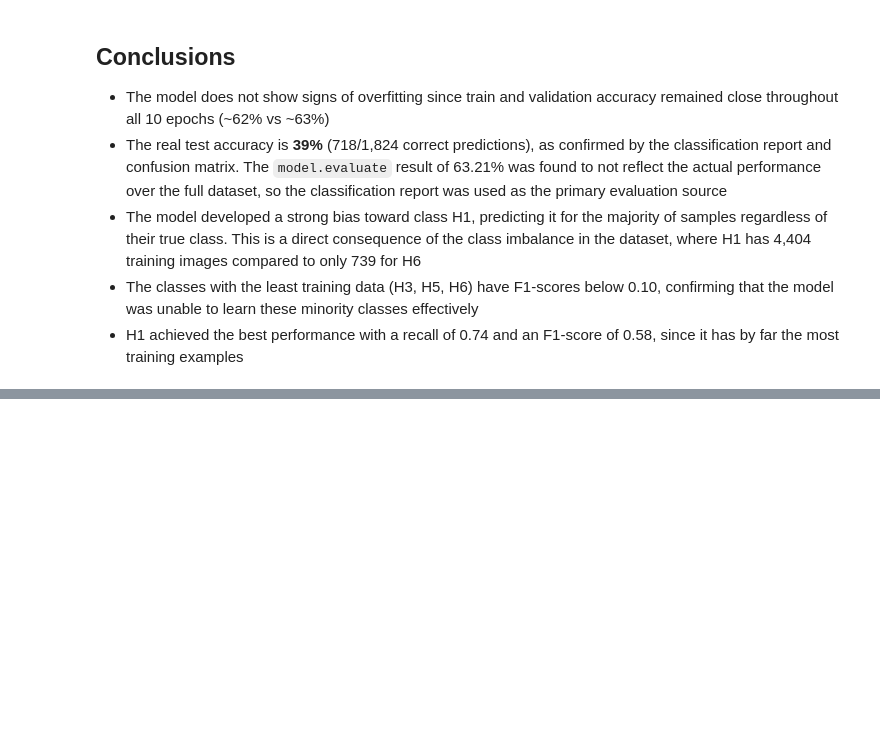
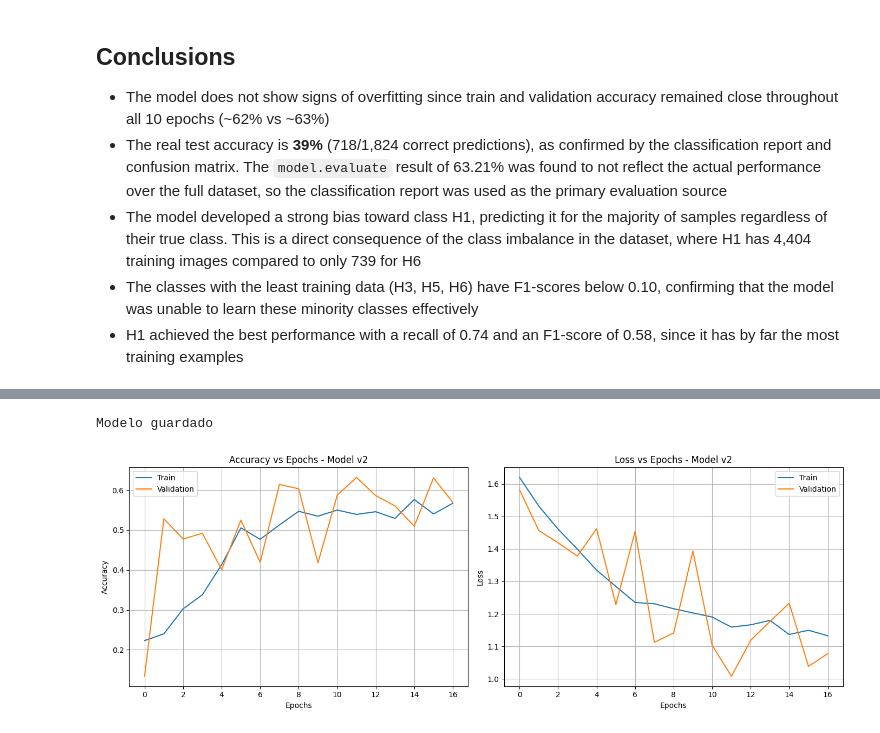
Before and after one commit to Hiram10tec/DeFungi-ML, a Jupyter notebook: DeFungi_ML.ipynb, the cells around one changed output, grey strips where cells are left out. Drawn from its saved outputs; the diff is of its cells as text; code cells hidden in the pictures; blank space fills up the shorter version.

```diff
--- a/DeFungi_ML.ipynb
+++ b/DeFungi_ML.ipynb
@@ -414,0 +529,20 @@ plt.show()
+# %%
+model_v2.compile(
+    optimizer= Adam (learning_rate=0.0001),
+    loss='sparse_categorical_crossentropy',
+    metrics=['accuracy']
+)
+# %%
+early_stopping = EarlyStopping(
+    monitor='val_loss',
+    patience=5,
+    restore_best_weights=True
+)
+
+history_v2 = model_v2.fit(
+    training_generator,
+    epochs=20,
+    validation_data=test_generator,
+    class_weight=class_weight_dict,
+    callbacks=[early_stopping]
+)
@@ -414,0 +567,28 @@ plt.show()
+# %%
+model_v2.save('/content/drive/MyDrive/TC3002/model_v2.keras')
+print("Modelo guardado")
+# %% [output]
+Modelo guardado
+# %%
+fig, (ax1, ax2) = plt.subplots(1, 2, figsize=(14, 5))
+
+ax1.plot(history_v2.history['accuracy'],     label='Train')
+ax1.plot(history_v2.history['val_accuracy'], label='Validation')
+ax1.set_title('Accuracy vs Epochs - Model v2')
+ax1.set_xlabel('Epochs')
+ax1.set_ylabel('Accuracy')
+ax1.legend()
+ax1.grid(True)
+
+ax2.plot(history_v2.history['loss'],     label='Train')
+ax2.plot(history_v2.history['val_loss'], label='Validation')
+ax2.set_title('Loss vs Epochs - Model v2')
+ax2.set_xlabel('Epochs')
+ax2.set_ylabel('Loss')
+ax2.legend()
+ax2.grid(True)
+
+plt.tight_layout()
+plt.show()
+# %% [output]
+[figure, added]
```
Also changed, not shown: parts of 17 cells of this notebook.
